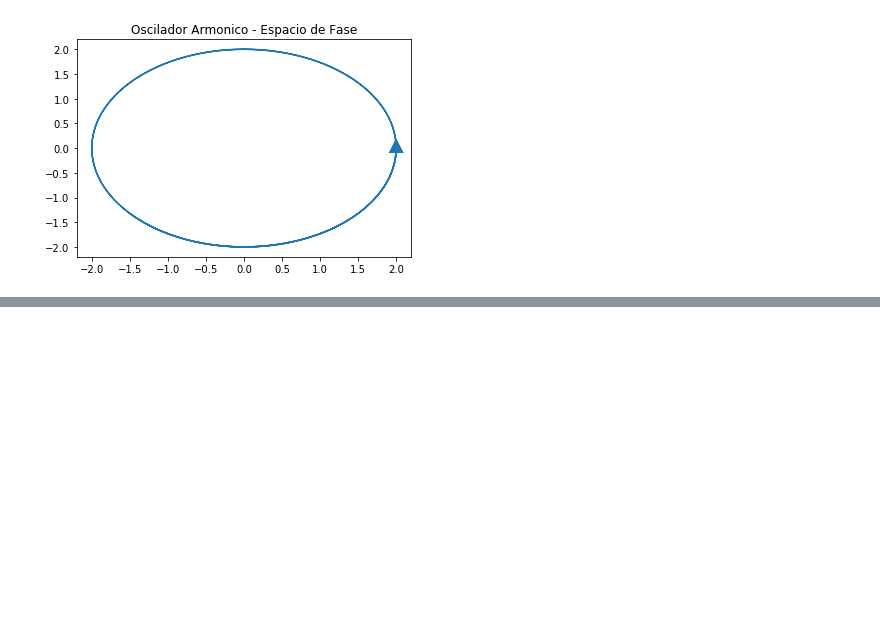
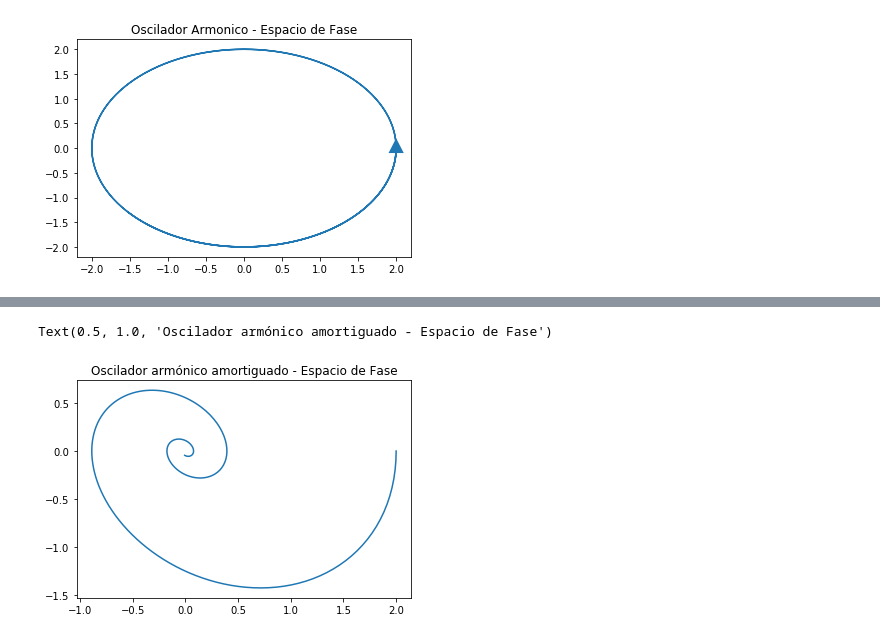
Before and after one commit to Matcraft94/PDEs, a Jupyter notebook: Oscilador-Armonico.ipynb, the cells around one changed output, grey strips where cells are left out. Drawn from its saved outputs; the diff is of its cells as text; code cells hidden in the pictures; blank space fills up the shorter version.

```diff
--- a/Oscilador-Armonico.ipynb
+++ b/Oscilador-Armonico.ipynb
@@ -47,0 +61,6 @@ Text(0.5, 1.0, 'Oscilador Armonico - Espacio de Fase')
+# %%
+plt.plot(z[0], z[1])
+plt.title('Oscilador armónico amortiguado - Espacio de Fase')
+# %% [output]
+Text(0.5, 1.0, 'Oscilador armónico amortiguado - Espacio de Fase')
+[figure, added]
```
Also changed, not shown: parts of 2 cells of this notebook, 1 other file.
